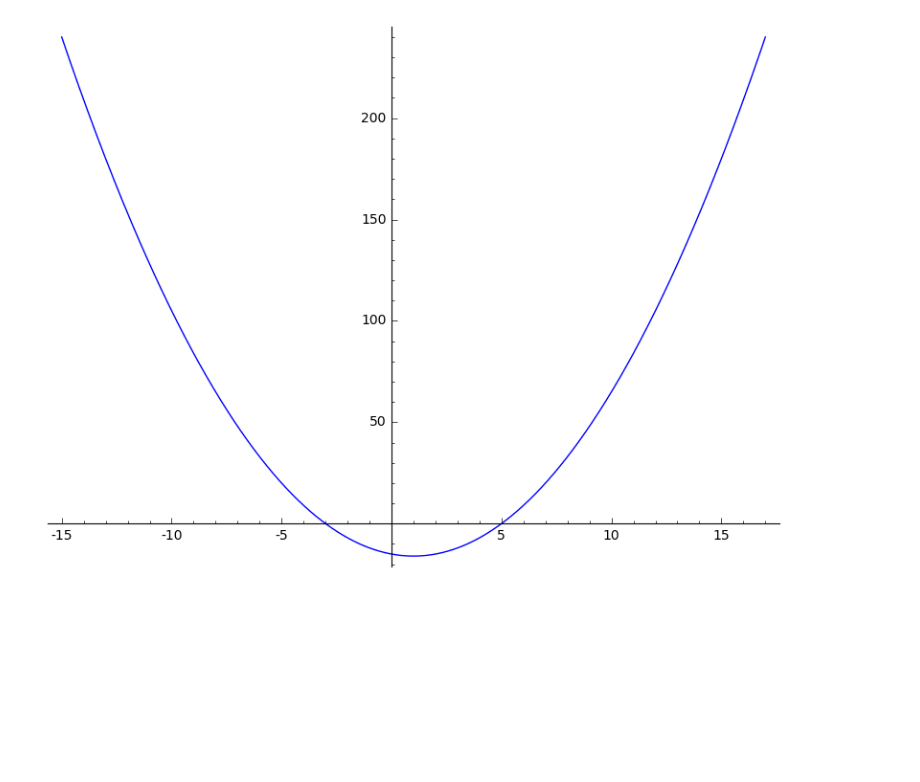
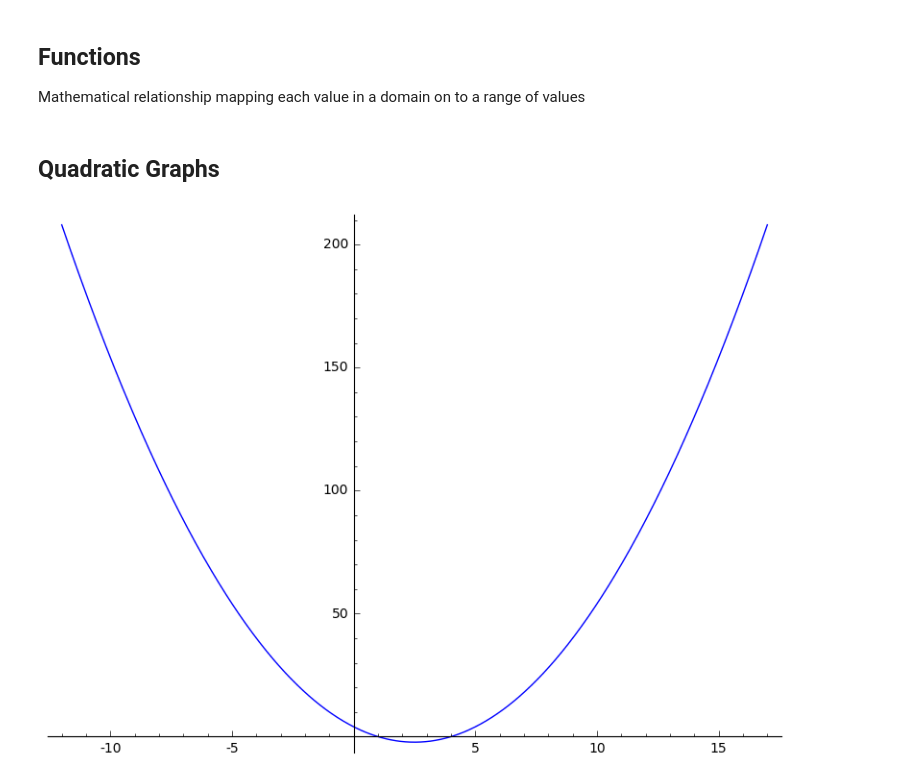
Before and after one commit to mikeg2105/math-tutorial1, a Jupyter notebook: quadratics/Quadratics.ipynb, the cells around one changed output. Drawn from its saved outputs; the diff is of its cells as text; code cells hidden in the pictures; blank space fills up the shorter version.

Commit message:
Quadratics update

```diff
--- a/quadratics/Quadratics.ipynb
+++ b/quadratics/Quadratics.ipynb
@@ -4,7 +23,3 @@ Define a variable and a polynomial using the defined variable
 # %%
-x=var('x')
-
-f(x)=x^2-2*x-15
-
-latex(f)
+solve(x^2-2*x-15,x)
 # %% [output]
@@ -26,0 +118,3 @@ $${\left(x + 3\right)} {\left(x - 5\right)}$$
+# %%
+def f(x): return x^2+3*x+1
+f(x1).n(digits=12)
@@ -27,4 +151,11 @@ $${\left(x + 3\right)} {\left(x - 5\right)}$$
+# %% [markdown]
+## Functions
+
+Mathematical relationship mapping each value in a domain on to a range of values
+# %% [markdown]
+## Quadratic Graphs
 # %%
-plot(f(x),-15.0,17.0)
+f(x)=x^2-5*x+4
+plot(f(x),-12.0,17.0)
 # %% [output]
-[figure, old version]
+[figure, new version]
```
Also changed, not shown: parts of 30 cells of this notebook.
